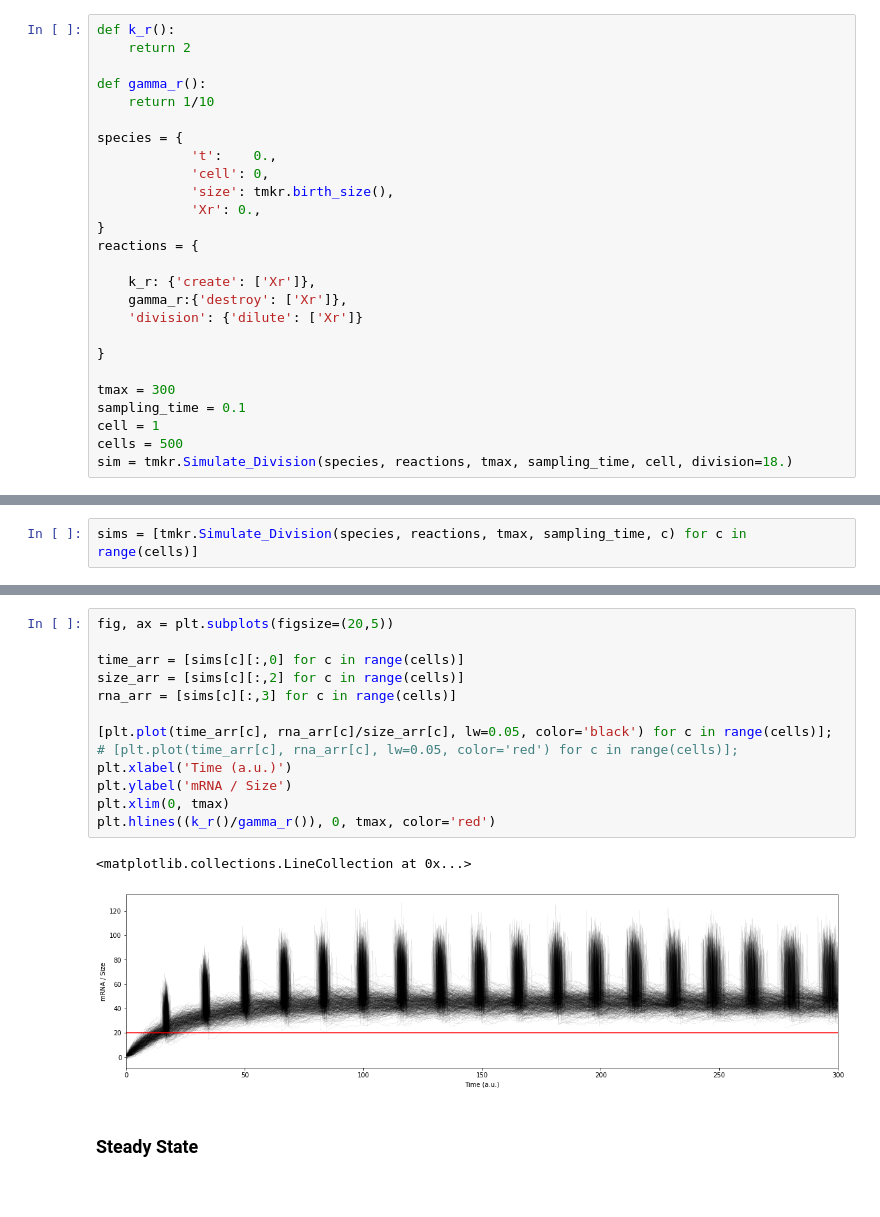
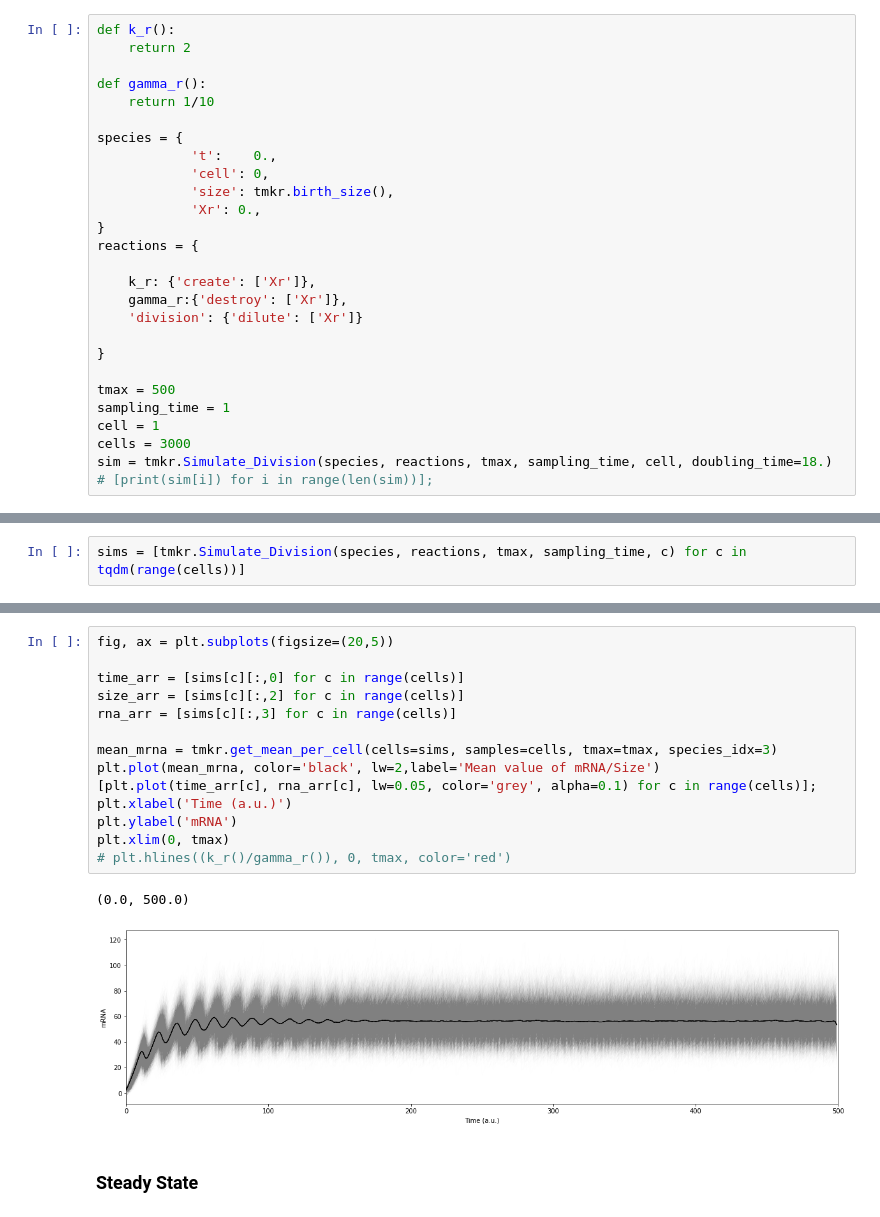
Before and after one commit to SergioPachonDotor/ToyMaker, a Jupyter notebook: Prototype/Testing.ipynb, the cells around one changed output, grey strips where cells are left out. Saved outputs shown, nothing was run; the diff lists cells and outputs as text.

```diff
--- a/Prototype/Testing.ipynb
+++ b/Prototype/Testing.ipynb
@@ -22,8 +24,9 @@ reactions = {
 
 }
 
-tmax = 300
-sampling_time = 0.1
+tmax = 500
+sampling_time = 1
 cell = 1
-cells = 500
-sim = tmkr.Simulate_Division(species, reactions, tmax, sampling_time, cell, division=18.)
+cells = 3000
+sim = tmkr.Simulate_Division(species, reactions, tmax, sampling_time, cell, doubling_time=18.)
+# [print(sim[i]) for i in range(len(sim))];
@@ -43,2 +58,2 @@ plt.grid(True)
 # %%
-sims = [tmkr.Simulate_Division(species, reactions, tmax, sampling_time, c) for c in range(cells)]
+sims = [tmkr.Simulate_Division(species, reactions, tmax, sampling_time, c) for c in tqdm(range(cells))]
@@ -45,18 +82,19 @@ sims = [tmkr.Simulate_Division(species, reactions, tmax, sampling_time, c) for c
 # %%
 fig, ax = plt.subplots(figsize=(20,5))
 
 time_arr = [sims[c][:,0] for c in range(cells)]
 size_arr = [sims[c][:,2] for c in range(cells)]
 rna_arr = [sims[c][:,3] for c in range(cells)]
 
-[plt.plot(time_arr[c], rna_arr[c]/size_arr[c], lw=0.05, color='black') for c in range(cells)];
-# [plt.plot(time_arr[c], rna_arr[c], lw=0.05, color='red') for c in range(cells)];
+mean_mrna = tmkr.get_mean_per_cell(cells=sims, samples=cells, tmax=tmax, species_idx=3)
+plt.plot(mean_mrna, color='black', lw=2,label='Mean value of mRNA/Size')
+[plt.plot(time_arr[c], rna_arr[c], lw=0.05, color='grey', alpha=0.1) for c in range(cells)];
 plt.xlabel('Time (a.u.)')
-plt.ylabel('mRNA / Size')
+plt.ylabel('mRNA')
 plt.xlim(0, tmax)
-plt.hlines((k_r()/gamma_r()), 0, tmax, color='red')
+# plt.hlines((k_r()/gamma_r()), 0, tmax, color='red')
 # %% [output]
-<matplotlib.collections.LineCollection at 0x...>
+(0.0, 500.0)
-[figure, old version]
+[figure, new version]
 # %% [markdown]
 ### Steady State
```
Also changed, not shown: parts of 7 cells of this notebook, 2 other files.
